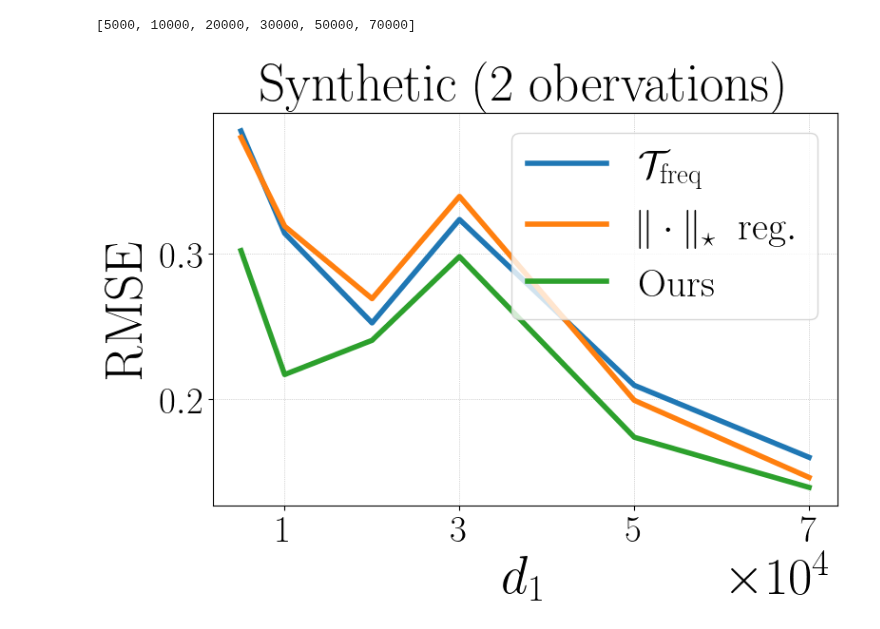
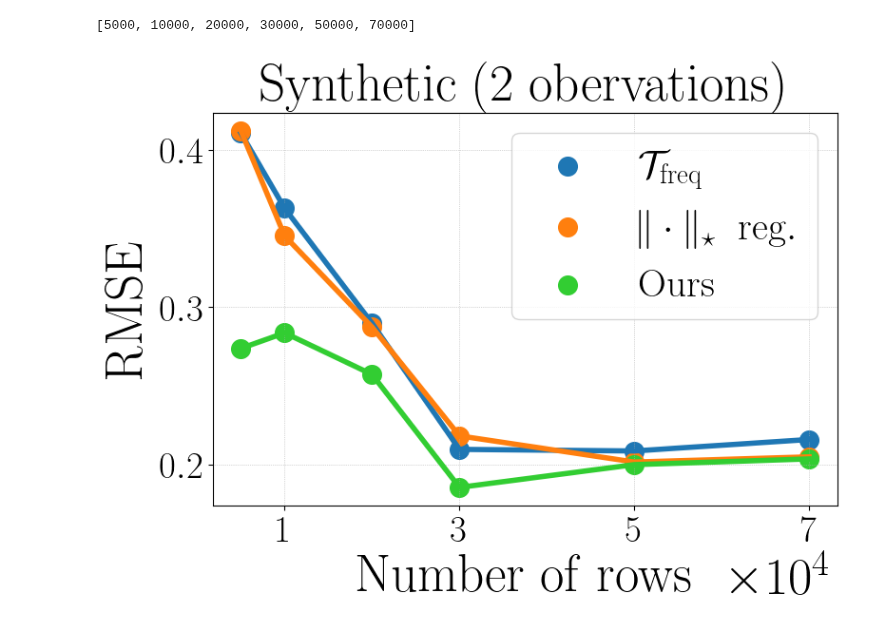
Before and after one commit to VirtuosoResearch/Matrix-completion-from-ultrasparse-samples, a Jupyter notebook: plots/ob2.ipynb, the cells around one changed output. Drawn from its saved outputs; the diff is of its cells as text; code cells hidden in the pictures.

```diff
--- a/plots/ob2.ipynb
+++ b/plots/ob2.ipynb
@@ -17,7 +17,7 @@ mpl.rcParams['text.usetex'] = True  # not really needed
 observed_entries_file = '../results/results_data/observed_entries_syn_10000_1000_r10_p1e-01.pt'
 privacy_tradeoff_file = '../results/results_data/privacy_tradeoff_syn_10000_1000_r10_p1e-02.pt'
 users_file = '../results/results_data/users_syn_1000_1000_r10_p1e-02.pt'
-ob2_file = '../results/results_data/ob2_syn_1000_250_r10_p1e-01.pt'
+ob2_file = '../results/results_data/ob2_2_syn_1000_250_r10_p1e-01.pt'
 
 results = torch.load(ob2_file)
 # %%
@@ -127,41 +136,47 @@ plt.figure(figsize=(8,6))
 #plt.plot(X, original_err_mean, lw=4, label=r"$\tilde{M}^T\tilde{M}$")
 #plt.plot(X, T_prob_err_mean, lw=4, label=r"$T_{\mathrm{prob}}$")
 #plt.plot(X, T_freq_err_mean, lw=4, label=r"$T_{\mathrm{freq}}$")
-plt.plot(X, T_freq_rmse_mean, lw=4, label=r"$\mathcal{T}_\mathrm{freq}$")
+plt.plot(X, T_freq_rmse_mean, lw=4)
+#plt.plot(X, SVD_T_err_mean, lw=4, label=r"$\mathcal{T}_\mathrm{freq}$")
 #plt.plot(X, X_original_err_mean, lw=4, label=r"$X_{\tilde{M}^T\tilde{M}}$")
-plt.plot(X, ob2_rmse_mean, lw=4, label=r"$\|\cdot\|_\star~~\mathrm{reg.}$")
-plt.plot(X, rmse_mean, lw=4, label=r"$\mathrm{Ours}$")
+plt.plot(X, ob2_rmse_mean, lw=4)
+plt.plot(X, rmse_mean, color='limegreen',lw=4)
+
+plt.scatter(X, T_freq_rmse_mean, s=200, label=r"$\mathcal{T}_\mathrm{freq}$")
+#plt.plot(X, X_original_err_mean, lw=4, label=r"$X_{\tilde{M}^T\tilde{M}}$")
+plt.scatter(X, ob2_rmse_mean, s=200, label=r"$\|\cdot\|_\star~~\mathrm{reg.}$")
+plt.scatter(X, rmse_mean, s=200, color='limegreen', label=r"$\mathrm{Ours}$")
 
 
 #plt.legend(fontsize=20, loc='upper left',bbox_to_anchor=(0, 1.02, 1, 0.2), mode="expand", ncol=5)
 plt.legend(fontsize=30, loc='upper right')
 plt.title(title, fontsize=40)
 
-plt.xlabel(r"$d_1$", fontsize=40)
+plt.xlabel(r"$\mathrm{Number~of~rows}$", fontsize=40)
 plt.ylabel(r"$\mathrm{RMSE}$", fontsize=40)
 
 plt.xticks(xticks,fontsize=28)
 plt.yticks(fontsize=28)
 formatter = ScalarFormatter(useMathText=True)
 formatter.set_powerlimits((4, 4))
 
 plt.ticklabel_format(style='sci', axis='x', scilimits=(4, 4))
 plt.gca().xaxis.get_offset_text().set_fontsize(40)
 
 plt.gca().yaxis.set_major_locator(MaxNLocator(3))
 #plt.yscale("log", base=10)
 #plt.ylim(,1.1)
 
 plt.grid(lw=0.5, ls=":")
 #acc_str = f"best train acc: {np.array(train_acc).max():.4f}\nvalid acc: {val_acc[-1]:.4f}\nbest valid acc: {np.array(val_acc).max():.4f}\ngrokking gap: {val_converge-train_converge}"
 # plt.annotate(acc_str, xy=(0.2, 0.5), xycoords='axes fraction', fontsize=12, color='purple', ha='center')
 # add the annotation text to the overleaf file
 plt.tight_layout()
 plot_name = f"./plots/ob2_rmse.pdf"
 plt.savefig(plot_name, bbox_inches='tight', format="pdf", dpi=1200)
 
 plt.show()
 plt.close()
 # %% [output]
 [5000, 10000, 20000, 30000, 50000, 70000]
-[figure, old version]
+[figure, new version]
```
Also changed, not shown: parts of 1 cell of this notebook, 5 other files.
